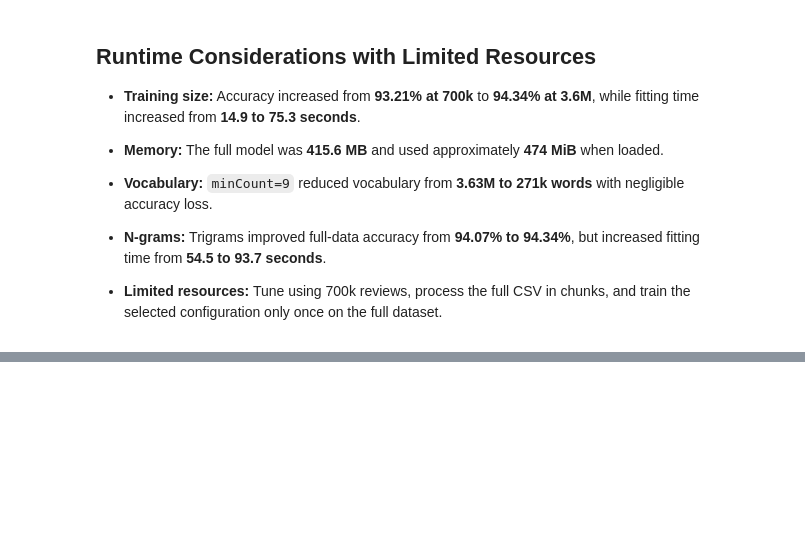
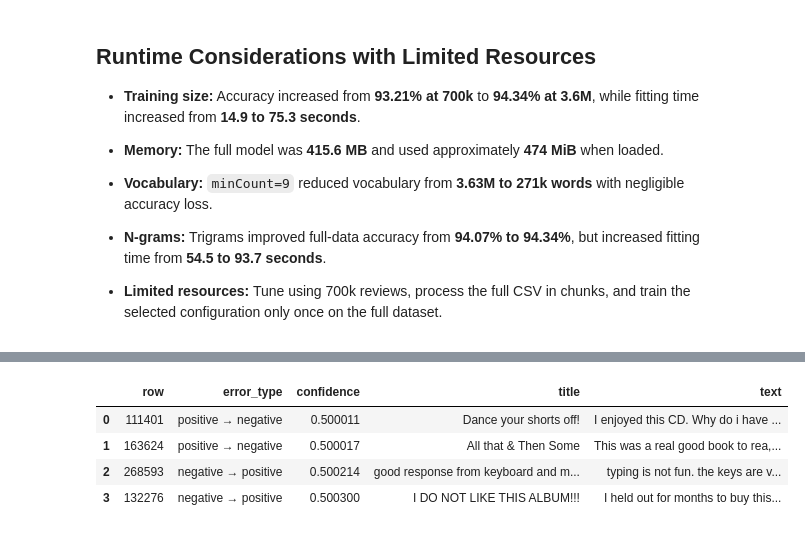
Before and after one commit to baxiSahab/amz-sentiment-analysis, a Jupyter notebook: fasttext_model.ipynb, the cells around one changed output, grey strips where cells are left out. Cells and saved outputs as stored; diff of their text form; code cells hidden in the pictures; blank space fills up the shorter version.

Commit message:
fast text erorr discovery

```diff
--- a/fasttext_model.ipynb
+++ b/fasttext_model.ipynb
@@ -489,0 +497,15 @@ if RUN_EXPERIMENTS:
+# %%
+rows_to_show = [111401, 163624, 268593, 132276]
+
+borderline_showcase = wrong.loc[rows_to_show].reset_index()
+
+with pd.option_context("display.max_colwidth", None):
+    display(borderline_showcase[
+        ["row", "error_type", "confidence", "title", "text"]
+    ])
+# %% [output]
+|  | row | error_type | confidence | title | text |
+| 0 | 111401 | positive → negative | 0.500011 | Dance your shorts off! | I enjoyed this CD. Why do i have ... |
+| 1 | 163624 | positive → negative | 0.500017 | All that & Then Some | This was a real good book to rea,... |
+| 2 | 268593 | negative → positive | 0.500214 | good response from keyboard and m... | typing is not fun. the keys are v... |
+| 3 | 132276 | negative → positive | 0.500300 | I DO NOT LIKE THIS ALBUM!!! | I held out for months to buy this... |
```
Also changed, not shown: parts of 5 cells of this notebook.
